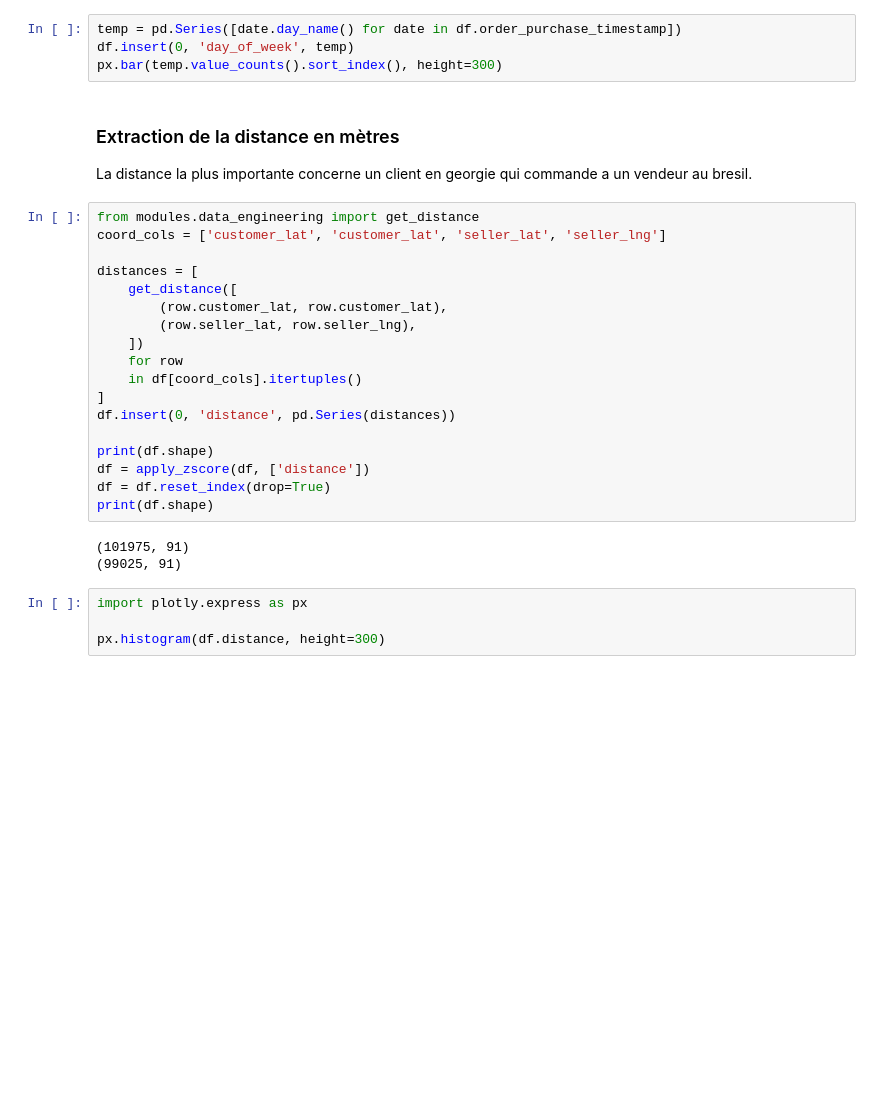
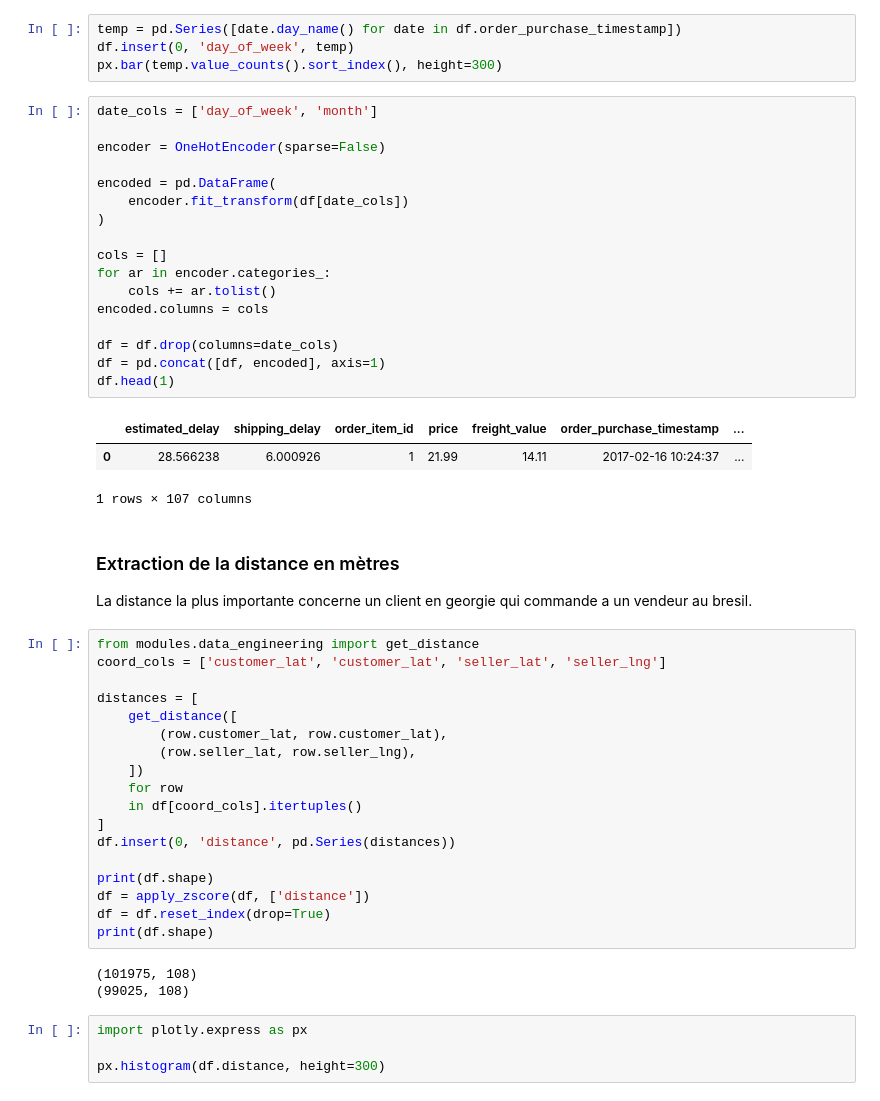
Before and after one commit to Nicolas-Malgat/E2_prediction_temps_livraison, a Jupyter notebook: work/3_feature_engineering.ipynb, the cells around one changed output. Drawn from its saved outputs; the diff is of its cells as text; blank space fills up the shorter version.

```diff
--- a/work/3_feature_engineering.ipynb
+++ b/work/3_feature_engineering.ipynb
@@ -104,6 +105,27 @@ px.bar(temp.value_counts().sort_index(), height=300)
 temp = pd.Series([date.day_name() for date in df.order_purchase_timestamp])
 df.insert(0, 'day_of_week', temp)
 px.bar(temp.value_counts().sort_index(), height=300)
+# %%
+date_cols = ['day_of_week', 'month']
+
+encoder = OneHotEncoder(sparse=False)
+
+encoded = pd.DataFrame(
+    encoder.fit_transform(df[date_cols])
+)
+
+cols = []
+for ar in encoder.categories_:
+    cols += ar.tolist()
+encoded.columns = cols
+
+df = df.drop(columns=date_cols)
+df = pd.concat([df, encoded], axis=1)
+df.head(1)
+# %% [output]
+|  | estimated_delay | shipping_delay | order_item_id | price | freight_value | order_purchase_timestamp | ... |
+| 0 | 28.566238 | 6.000926 | 1 | 21.99 | 14.11 | 2017-02-16 10:24:37 | ... |
+1 rows × 107 columns
 # %% [markdown]
 ### Extraction de la distance en mètres
 
@@ -127,8 +149,8 @@ df = apply_zscore(df, ['distance'])
 df = df.reset_index(drop=True)
 print(df.shape)
 # %% [output]
-(101975, 91)
-(99025, 91)
+(101975, 108)
+(99025, 108)
 # %%
 import plotly.express as px
 
```
Also changed, not shown: parts of 22 cells of this notebook, 11 other files.
